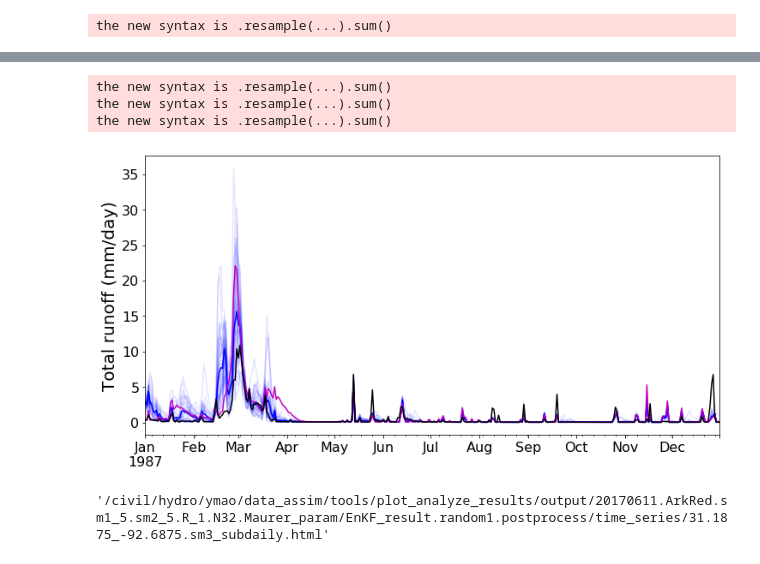
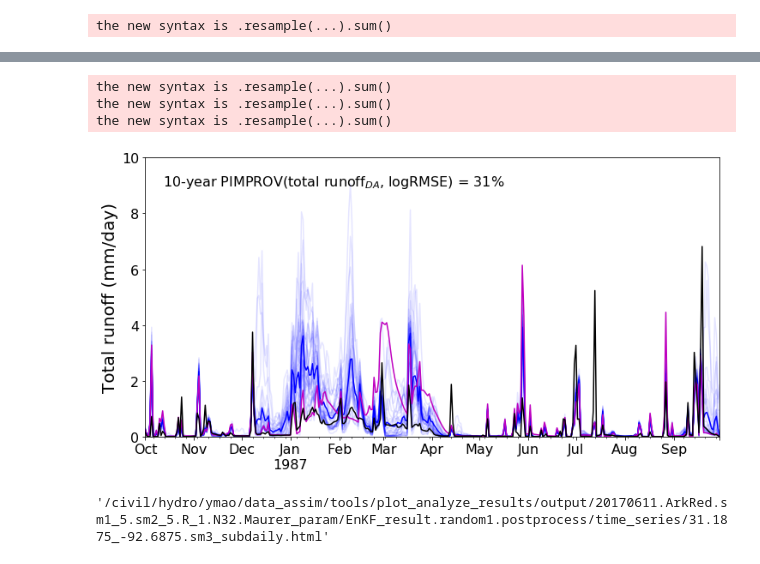
Before and after one commit to UW-Hydro/dual_DA_SMAP, a Jupyter notebook: tools/plot_analyze_results/plot_DA_maps.ipynb, the cells around one changed output, grey strips where cells are left out. Saved outputs shown, nothing was run; the diff lists cells and outputs as text; code cells hidden in the pictures.

```diff
--- a/tools/plot_analyze_results/plot_DA_maps.ipynb
+++ b/tools/plot_analyze_results/plot_DA_maps.ipynb
@@ -26,7 +28,7 @@ from analysis_utils import (
 # ========================================================== #
 # --- Load in config file --- #
 cfg = read_configobj('/civil/hydro/ymao/data_assim/tools/plot_analyze_results/cfg/' \
-                     '20170611.ArkRed.sm1_5.sm2_5.R_1.N32.Maurer_param/' \
+                     '20170815.ArkRed.sm1_5.sm2_5.R_1.N32.Maurer_param/' \
                      'plot.EnKF_results.random1.cfg')
 
 # --- Number of processors --- #
@@ -851,13 +1107,20 @@ fig.savefig(os.path.join(output_ts_dir, '{}_{}.sm3.png'.format(lat, lon)),
 # %%
 # --- Load grid-cell post-processed ensemble history --- #
-list_ds_post_history = []
-for i in range(N):
-    history_nc = os.path.join(
-        post_result_basedir,
-        'history',
-        'ens{}'.format(i+1),
-        'history.{}_{}.{}_{}.nc'.format(lat, lon, start_year, end_year))
-    list_ds_post_history.append(xr.open_dataset(history_nc).sel(lat=lat, lon=lon))
+file = os.path.join(output_ts_dir, "data.{}_{}.EnKF_hist.npy".format(lat, lon))
+if os.path.isfile(file):
+    with open(file, 'rb') as f:
+        list_ds_post_history = pickle.load(f)
+else:
+    list_ds_post_history = []
+    for i in range(N):
+        history_nc = os.path.join(
+            post_result_basedir,
+            'history',
+            'ens{}'.format(i+1),
+            'history.{}_{}.{}_{}.nc'.format(lat, lon, start_year, end_year))
+        list_ds_post_history.append(xr.open_dataset(history_nc).sel(lat=lat, lon=lon))
+    with open(file, 'wb') as f:
+        pickle.dump(list_ds_post_history, f)
 # Zoomin
 list_ds_post_history_zoomin = []
 for i, ds in enumerate(list_ds_post_history):
@@ -1045,42 +1322,49 @@ for i in range(N):
             label='DA ensemble updated state',
             legend=False)
 # plot ensemble-mean updated states
-ts_post_mean = (ds_post_mean_hist['OUT_BASEFLOW'] + ds_post_mean_hist['OUT_RUNOFF']).sel(
-    lat=lat, lon=lon).to_series().truncate(
+ts_post_mean = (ds_post_mean_hist['OUT_BASEFLOW'].sel(lat=lat, lon=lon) + \
+                ds_post_mean_hist['OUT_RUNOFF'].sel(lat=lat, lon=lon)).to_series().truncate(
         before=zoomin_start_time, after=zoomin_end_time).resample('1D', how='sum')
 ts_post_mean.plot(color='b', style='-',
                  label='Open-loop',
                  legend=False)
 # plot open-loop
-ts_openloop = (ds_openloop_hist['OUT_BASEFLOW'] + ds_openloop_hist['OUT_RUNOFF']).sel(
-    lat=lat, lon=lon).to_series().truncate(
+ts_openloop = (ds_openloop_hist['OUT_BASEFLOW'].sel(lat=lat, lon=lon) + \
+               ds_openloop_hist['OUT_RUNOFF'].sel(lat=lat, lon=lon)).to_series().truncate(
         before=zoomin_start_time, after=zoomin_end_time).resample('1D', how='sum')
 ts_openloop.plot(color='m', style='-',
                  label='Open-loop',
                  legend=False)
 # plot truth
-ts_truth = (ds_truth_hist['OUT_BASEFLOW'] + ds_truth_hist['OUT_RUNOFF']).sel(
-    lat=lat, lon=lon).to_series().truncate(
+ts_truth = (ds_truth_hist['OUT_BASEFLOW'].sel(lat=lat, lon=lon) + \
+            ds_truth_hist['OUT_RUNOFF'].sel(lat=lat, lon=lon)).to_series().truncate(
         before=zoomin_start_time, after=zoomin_end_time).resample('1D', how='sum')
 ts_truth.plot(color='k', style='-',
               label='Truth',
               legend=False)
+# Add text about PIMPROV
+plt.text(0.03, 0.95,
+         "10-year PIMPROV(total runoff$_{{DA}}$, logRMSE) = {:.0f}%\n".format(
+             float(pimprov_postMean_dailyTotrunoff_rmseLog.loc[lat, lon].values)),
+         horizontalalignment='left',
+         verticalalignment='top', transform=ax.transAxes, fontsize=16)
 # Make plot looks better
 plt.xlabel("", fontsize=16)
 plt.ylabel('Total runoff (mm/day)', fontsize=20)
 plt.title("")
+plt.ylim([0, 10])  ########## change for each grid cell ###########
 for t in ax.get_xticklabels():
     t.set_fontsize(16)
 for t in ax.get_yticklabels():
     t.set_fontsize(16)
 # Save figure
 fig.savefig(os.path.join(output_ts_dir, '{}_{}.totrunoff.zoomin.png'.format(lat, lon)),
             format='png', bbox_inches='tight', pad_inches=0)
 # %% [output]
 the new syntax is .resample(...).sum()
 the new syntax is .resample(...).sum()
 the new syntax is .resample(...).sum()
-[figure, old version]
+[figure, new version]
 # %%
 # --- SM3, subdaily --- #
 depth3_cell = depth_sm3.sel(lat=lat, lon=lon).values
```
Also changed, not shown: parts of 20 cells of this notebook, 1 other file.
